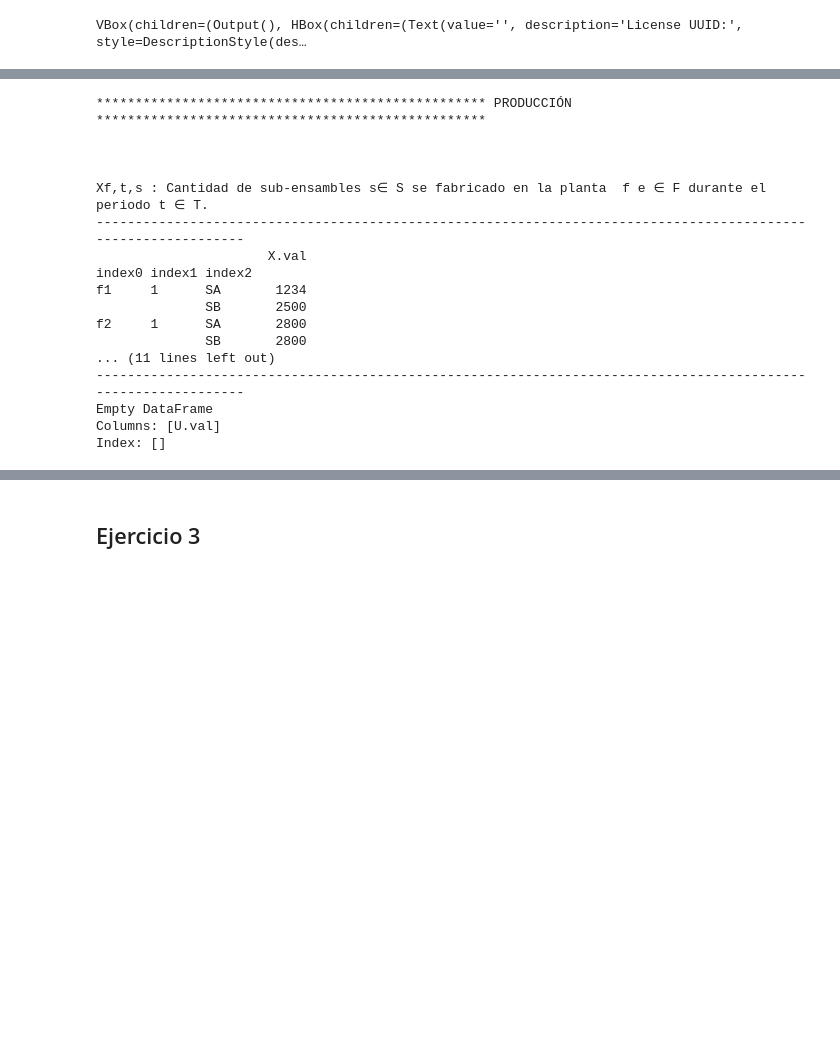
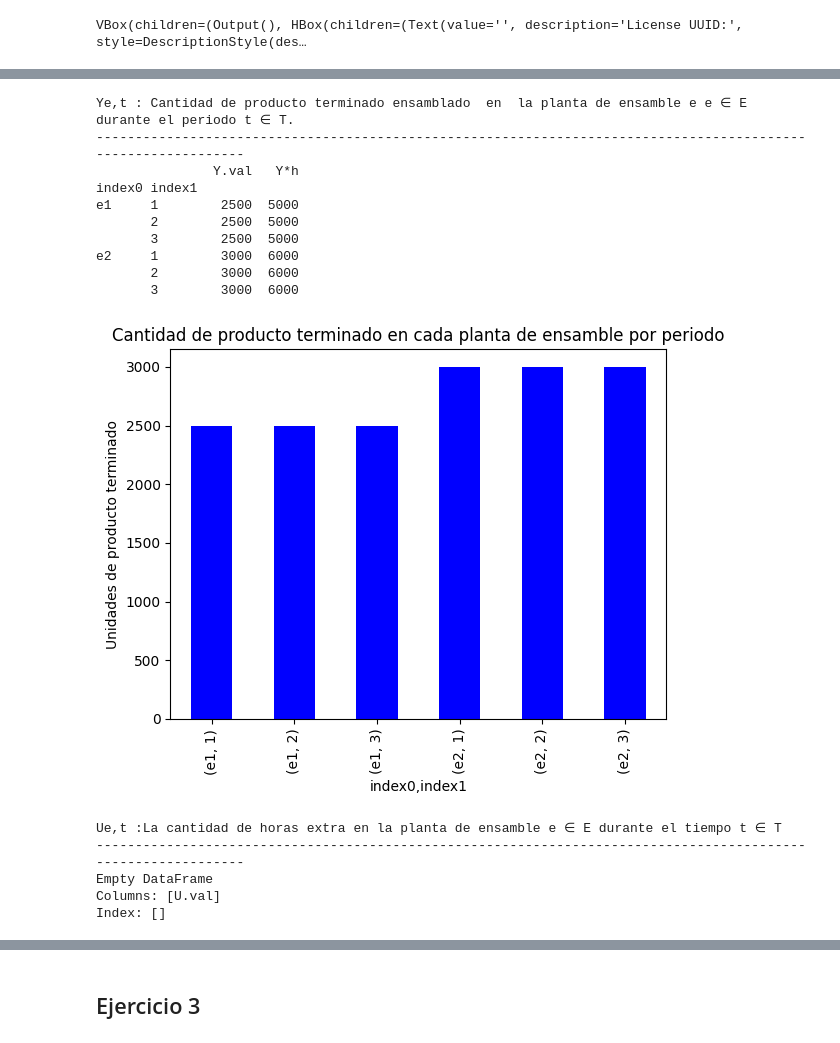
Before and after one commit to luisam19/course_optimizacion, a Jupyter notebook: Taller01_optimización_LuisaMariaZapataSaldarriaga.ipynb, the cells around one changed output, grey strips where cells are left out. Saved outputs shown, nothing was run; the diff lists cells and outputs as text; code cells hidden in the pictures; blank space fills up the shorter version.

```diff
--- a/Taller01_optimización_LuisaMariaZapataSaldarriaga.ipynb
+++ b/Taller01_optimización_LuisaMariaZapataSaldarriaga.ipynb
@@ -421,42 +496,37 @@ HiGHS 1.7.0:HiGHS 1.7.0: optimal solution; objective 391562.7
 # %%
-print('*'*50,'PRODUCCIÓN','*'*50,'\n\n\n')
-print('Xf,t,s : Cantidad de sub-ensambles s∈ S se fabricado en la planta  f e ∈ F durante el periodo t ∈ T.')
-print('-'*110)
-# Obtener los valores de la variable X
-x_values_df = ampl.getVariable('X').getValues().toPandas()
-x_values_non_zero = x_values_df[x_values_df['X.val'] != 0]
-print(x_values_non_zero,'\n')
-
 print('Ye,t : Cantidad de producto terminado ensamblado  en  la planta de ensamble e e ∈ E durante el periodo t ∈ T.')
 print('-'*110)
 y_values_df = ampl.getVariable('Y').getValues().toPandas()
 y_values_non_zero = y_values_df[y_values_df['Y.val'] != 0]
+y_values_non_zero['Y*h']=y_values_non_zero['Y.val']*2
 print(y_values_non_zero,'\n')
-#print(y_values_non_zero[(y_values_non_zero[0] == 'f1') & (y_values_non_zero[2] == 'SA')]['X.val'].sum())
+hmax=ampl.getParameter('hmax').getValues().toPandas()
+
+y_values_non_zero['Y.val'].plot(kind='bar',color='b',ylabel='Unidades de producto terminado', title='Cantidad de producto terminado en cada planta de ensamble por periodo')
+plt.show()
 
 print('Ue,t :La cantidad de horas extra en la planta de ensamble e ∈ E durante el tiempo t ∈ T')
 print('-'*110)
 u_values_df = ampl.getVariable('U').getValues().toPandas()
 u_values_non_zero = u_values_df[u_values_df['U.val'] != 0]
 print(u_values_non_zero)
 # %% [output]
-************************************************** PRODUCCIÓN **************************************************
-
-
-
-Xf,t,s : Cantidad de sub-ensambles s∈ S se fabricado en la planta  f e ∈ F durante el periodo t ∈ T.
+Ye,t : Cantidad de producto terminado ensamblado  en  la planta de ensamble e e ∈ E durante el periodo t ∈ T.
 --------------------------------------------------------------------------------------------------------------
-                      X.val
-index0 index1 index2
-f1     1      SA       1234
-              SB       2500
-f2     1      SA       2800
-              SB       2800
-... (11 lines left out)
---------------------------------------------------------------------------------------------------------------
-Empty DataFrame
-Columns: [U.val]
-Index: []
+               Y.val   Y*h
+index0 index1
+e1     1        2500  5000
+       2        2500  5000
+       3        2500  5000
+e2     1        3000  6000
+       2        3000  6000
+       3        3000  6000
+[figure, added]
+Ue,t :La cantidad de horas extra en la planta de ensamble e ∈ E durante el tiempo t ∈ T
+--------------------------------------------------------------------------------------------------------------
+Empty DataFrame
+Columns: [U.val]
+Index: []
 # %%
 print('*'*50,'TRANSPORTE','*'*50,'\n\n\n')
 print('Ws,f,e,t: Cantidad de sub-ensambles s ∈ S enviado desde la planta de f  ∈ F a la panta de ensamble e  ∈ E durante el período t ∈ T.')
```
Also changed, not shown: parts of 10 cells of this notebook.
